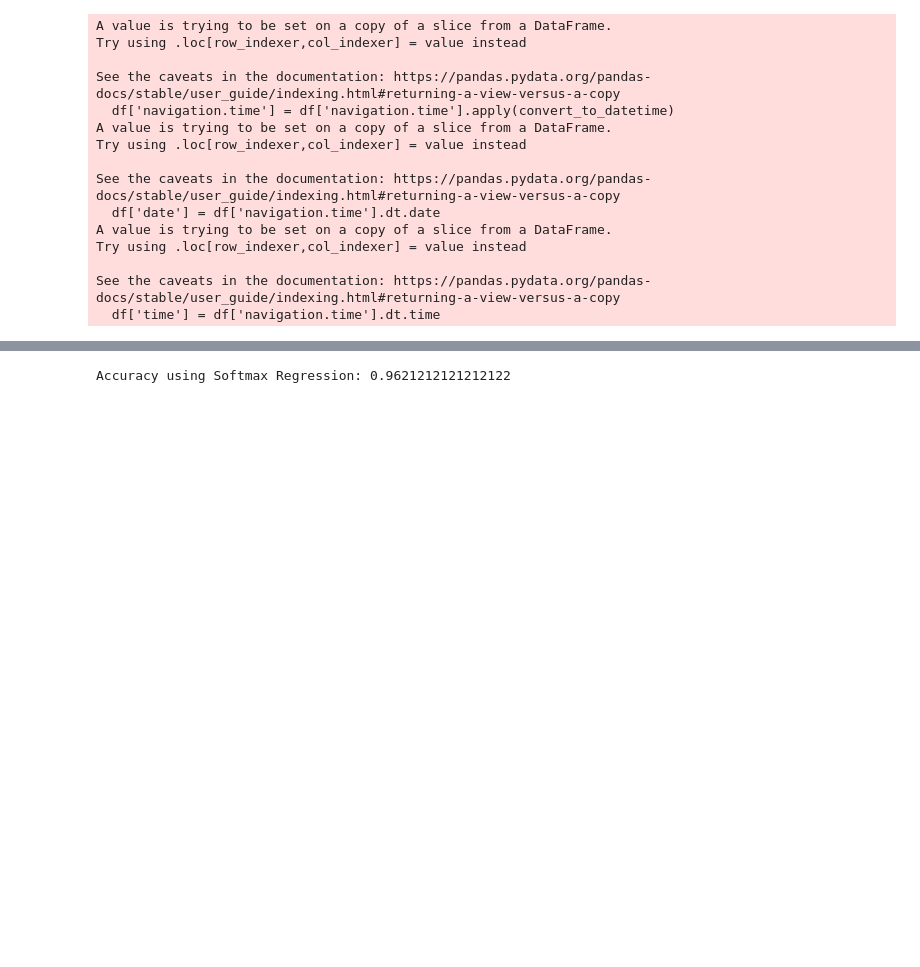
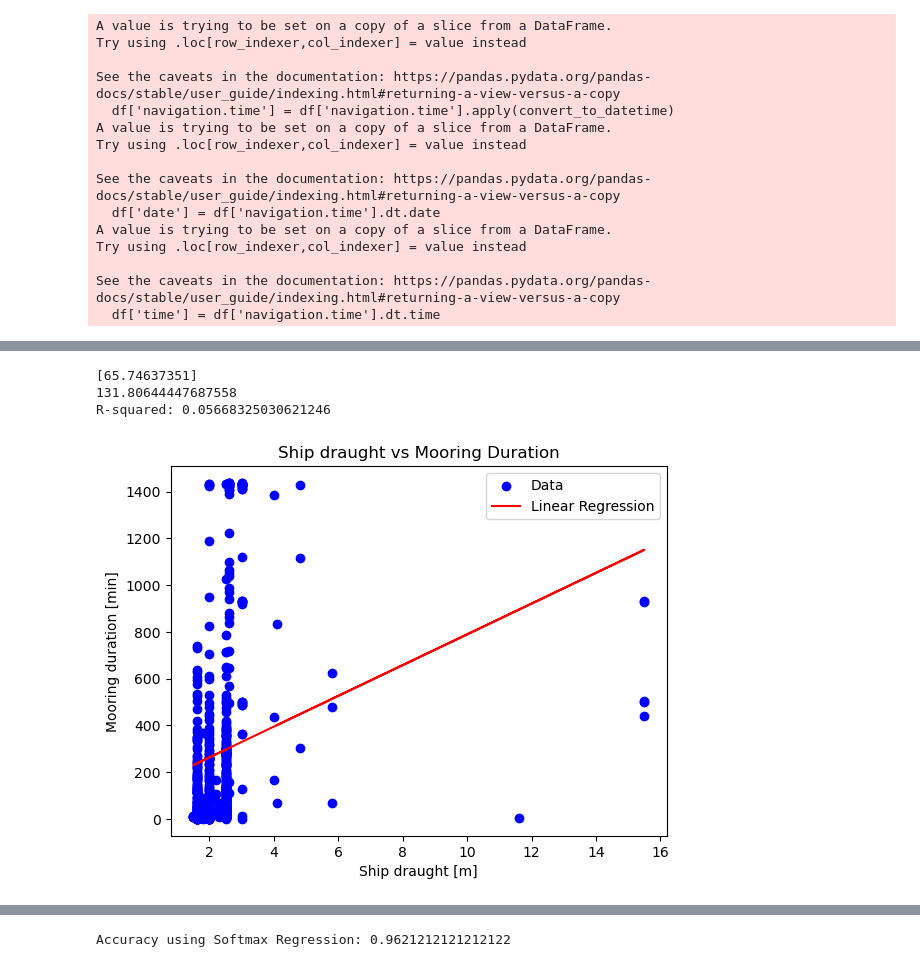
Before and after one commit to rlambregts/ME44312-AIS-Assignment, a Jupyter notebook: Data Processing_final_alles.ipynb, the cells around one changed output, grey strips where cells are left out. Saved outputs shown, nothing was run; the diff lists cells and outputs as text; code cells hidden in the pictures; blank space fills up the shorter version.

```diff
--- a/Data Processing_final_alles.ipynb
+++ b/Data Processing_final_alles.ipynb
@@ -518,0 +529,38 @@ print(len(vessel_array))
+# %%
+from sklearn.linear_model import LinearRegression
+from sklearn.metrics import r2_score
+import matplotlib.pyplot as plt
+import numpy as np
+
+mooring_time = np.array(final_df['total_time_minutes'])
+ship_depth = np.array(final_df['navigation.draught']).reshape(-1, 1)
+
+lin_regression = LinearRegression().fit(ship_depth, mooring_time)
+print(lin_regression.coef_)
+print(lin_regression.intercept_)
+
+y_pred = lin_regression.predict(ship_depth)
+
+r_squared = r2_score(mooring_time, y_pred)
+
+print("R-squared:", r_squared)
+
+# Plot the data points
+plt.scatter(ship_depth, mooring_time, color='blue', label='Data')
+
+# Plot the regression line
+plt.plot(ship_depth, y_pred, color='red', label='Linear Regression')
+
+# Add labels and legend
+plt.xlabel('Ship draught [m]')
+plt.ylabel('Mooring duration [min]')
+plt.title('Ship draught vs Mooring Duration')
+plt.legend()
+
+# Show plot
+plt.show()
+# %% [output]
+[65.74637351]
+131.80644447687558
+R-squared: 0.05668325030621246
+[figure, added]
```
Also changed, not shown: parts of 10 cells of this notebook, 1 other file.
